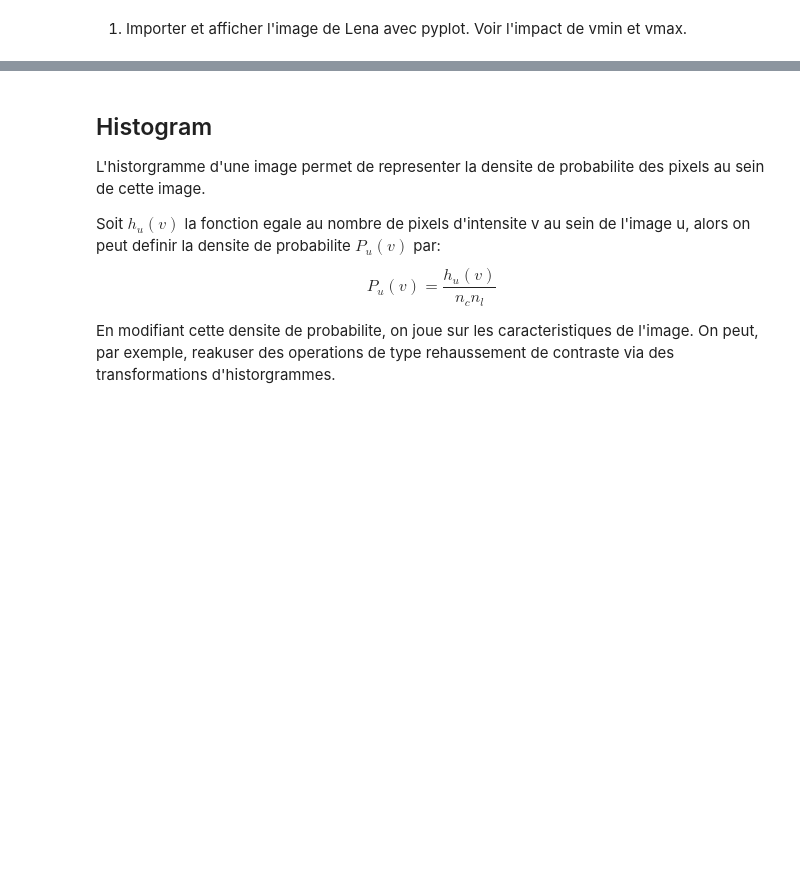
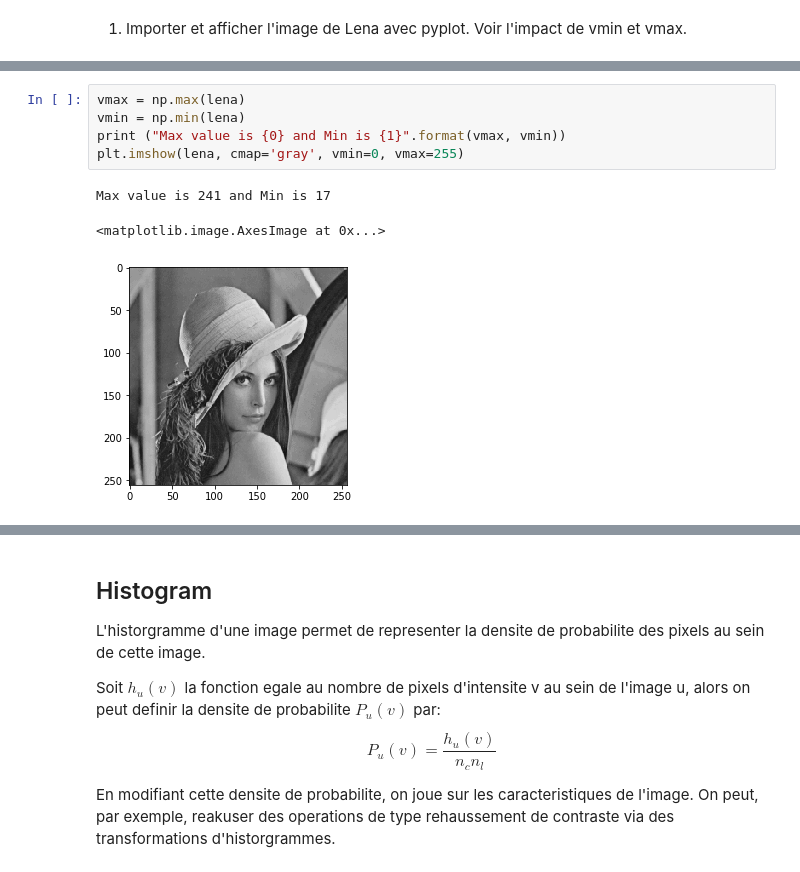
Before and after one commit to jacekwachowiak/UCA-image-processing, a Jupyter notebook: Tp_Data_enhancement.ipynb, the cells around one changed output, grey strips where cells are left out. Cells and saved outputs as stored; diff of their text form; blank space fills up the shorter version.

```diff
--- a/Tp_Data_enhancement.ipynb
+++ b/Tp_Data_enhancement.ipynb
@@ -66,0 +40,9 @@ plt.bar(axis, imgh)
+# %%
+vmax = np.max(lena)
+vmin = np.min(lena)
+print ("Max value is {0} and Min is {1}".format(vmax, vmin))
+plt.imshow(lena, cmap='gray', vmin=0, vmax=255)
+# %% [output]
+Max value is 241 and Min is 17
+<matplotlib.image.AxesImage at 0x...>
+[figure, added]
```
Also changed, not shown: parts of 86 cells of this notebook.
